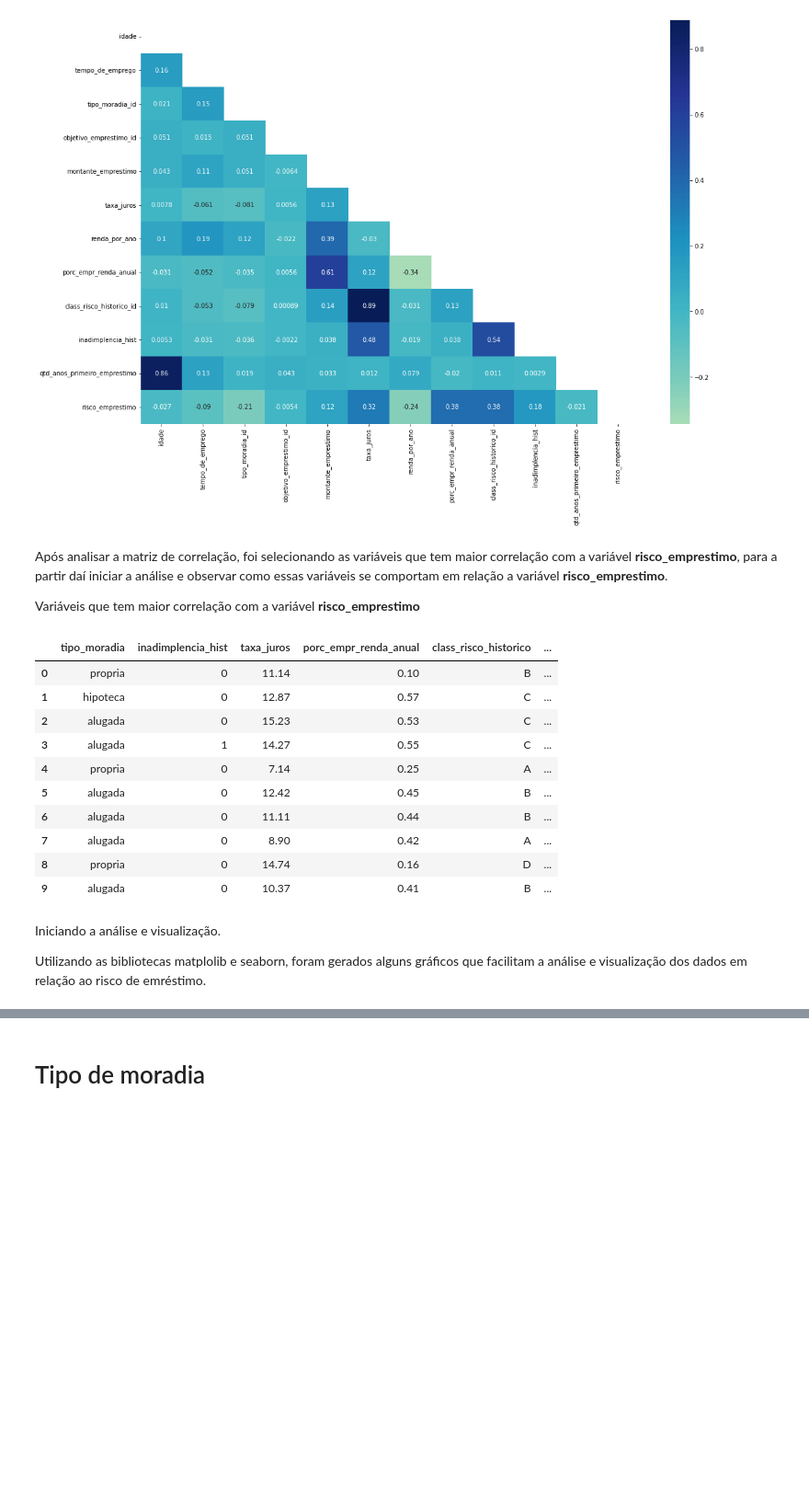
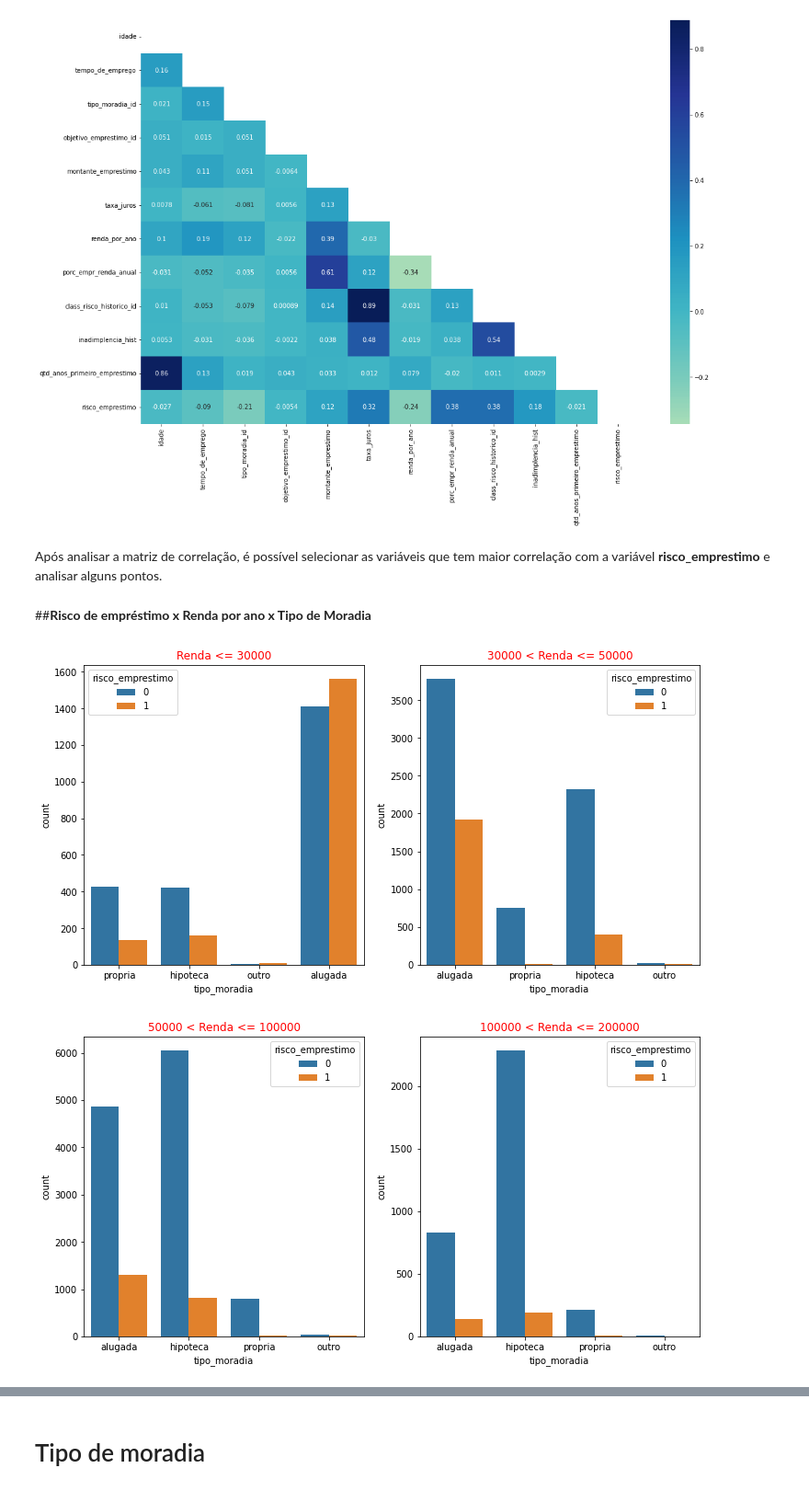
Before and after one commit to robertferro/analisando_risco_credito, a Jupyter notebook: 2- Análise exploratória dos dados (EDA)/risco_de_credito_analise_de_dados.ipynb, the cells around one changed output, grey strips where cells are left out. Shown at 92% size. Drawn from its saved outputs; the diff is of its cells as text; code cells hidden in the pictures; blank space fills up the shorter version.

```diff
--- a/2- Análise exploratória dos dados (EDA)/risco_de_credito_analise_de_dados.ipynb
+++ b/2- Análise exploratória dos dados (EDA)/risco_de_credito_analise_de_dados.ipynb
@@ -86,25 +88,40 @@ plt.show()
 # %% [output]
 [figure]
 # %% [markdown]
- Após analisar a matriz de correlação, foi selecionando as variáveis que tem maior correlação com a variável **risco_emprestimo**, para a partir daí iniciar a análise e observar como essas variáveis se comportam em relação a variável **risco_emprestimo**.
-
- Variáveis que tem maior correlação com a variável **risco_emprestimo**
+ Após analisar a matriz de correlação, é possível selecionar as variáveis que tem maior correlação com a variável **risco_emprestimo** e analisar alguns pontos.
-# %%
-df[['tipo_moradia','inadimplencia_hist','taxa_juros','porc_empr_renda_anual','class_risco_historico','risco_emprestimo']].head(10)
-# %% [output]
-|  | tipo_moradia | inadimplencia_hist | taxa_juros | porc_empr_renda_anual | class_risco_historico | ... |
-| 0 | propria | 0 | 11.14 | 0.10 | B | ... |
-| 1 | hipoteca | 0 | 12.87 | 0.57 | C | ... |
-| 2 | alugada | 0 | 15.23 | 0.53 | C | ... |
-| 3 | alugada | 1 | 14.27 | 0.55 | C | ... |
-| 4 | propria | 0 | 7.14 | 0.25 | A | ... |
-| 5 | alugada | 0 | 12.42 | 0.45 | B | ... |
-| 6 | alugada | 0 | 11.11 | 0.44 | B | ... |
-| 7 | alugada | 0 | 8.90 | 0.42 | A | ... |
-| 8 | propria | 0 | 14.74 | 0.16 | D | ... |
-| 9 | alugada | 0 | 10.37 | 0.41 | B | ... |
-# %% [markdown]
- Iniciando a análise e visualização.
-
-
- Utilizando as bibliotecas matplolib e seaborn, foram gerados alguns gráficos que facilitam a análise e visualização dos dados em relação ao risco de emréstimo.
+# %% [markdown]
+##**Risco de empréstimo x Renda por ano x Tipo de Moradia**
+# %%
+fig, ax = plt.subplots(1,2, figsize=(12,6))
+sns.countplot(x='tipo_moradia',
+              data=df[df['renda_por_ano']<=30000],
+              hue='risco_emprestimo',
+              ax=ax[0])
+ax[0].set_title('Renda <= 30000', color='r')
+
+sns.countplot(x='tipo_moradia',
+              data=df[(df['renda_por_ano']>30000)&
+                      (df['renda_por_ano']<=50000)],
+              hue='risco_emprestimo',
+              ax=ax[1])
+ax[1].set_title('30000 < Renda <= 50000', color='r')
+
+
+fig, ax = plt.subplots(1,2, figsize=(12,6))
+sns.countplot(x='tipo_moradia',
+              data=df[(df['renda_por_ano']>50000)&
+                      (df['renda_por_ano']<=100000)],
+              hue='risco_emprestimo',
+              ax=ax[0])
+ax[0].set_title('50000 < Renda <= 100000', color='r')
+
+sns.countplot(x='tipo_moradia',
+              data=df[(df['renda_por_ano']>100000)&
+                      (df['renda_por_ano']<=200000)],
+              hue='risco_emprestimo',
+              ax=ax[1])
+ax[1].set_title('100000 < Renda <= 200000', color='r')
+plt.show()
+# %% [output]
+[figure, added]
+[figure, added]
```
Also changed, not shown: parts of 7 cells of this notebook.
